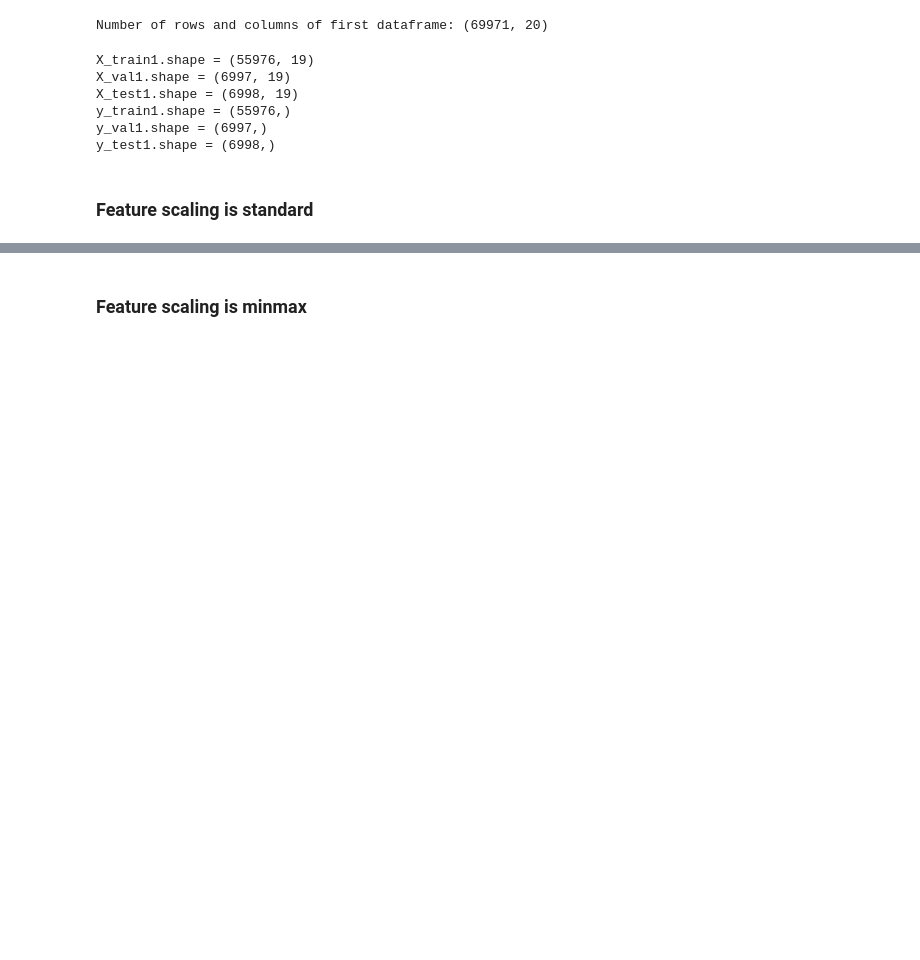
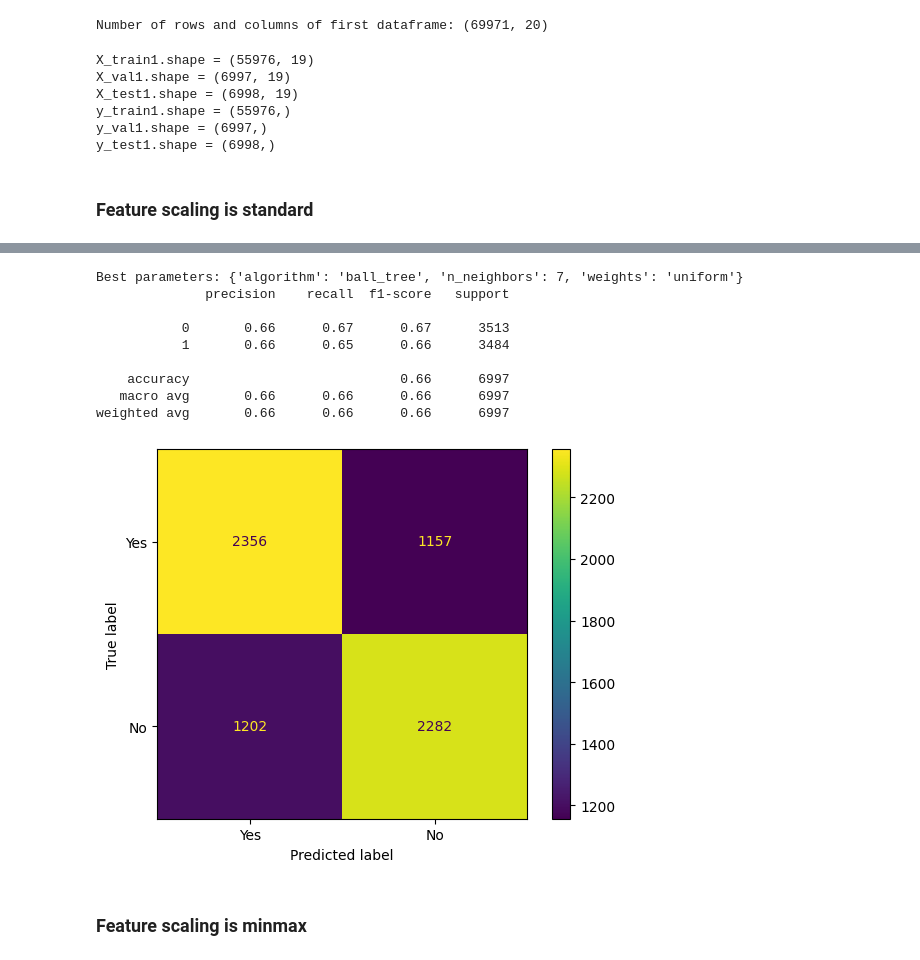
Before and after one commit to VineelaNedunuri/Machine-Learning-vineela-nedunuri, a Jupyter notebook: Labb/Disease _prediction.ipynb, the cells around one changed output, grey strips where cells are left out. Cells and saved outputs as stored; diff of their text form; code cells hidden in the pictures; blank space fills up the shorter version.

```diff
--- a/Labb/Disease _prediction.ipynb
+++ b/Labb/Disease _prediction.ipynb
@@ -750,0 +752,15 @@ Best parameters: {'algorithm': 'auto', 'n_neighbors': 5, 'weights': 'uniform'}
+# %%
+
+# KNN
+k_neighbour=grid_search(knn,param_grid_knn,scaled1_X_train1,y_train1,scaled1_X_val1, y_val1,score_file)
+# %% [output]
+Best parameters: {'algorithm': 'ball_tree', 'n_neighbors': 7, 'weights': 'uniform'}
+              precision    recall  f1-score   support
+
+           0       0.66      0.67      0.67      3513
+           1       0.66      0.65      0.66      3484
+
+    accuracy                           0.66      6997
+   macro avg       0.66      0.66      0.66      6997
+weighted avg       0.66      0.66      0.66      6997
+[figure, added]
```
Also changed, not shown: parts of 18 cells of this notebook, 2 other files.
